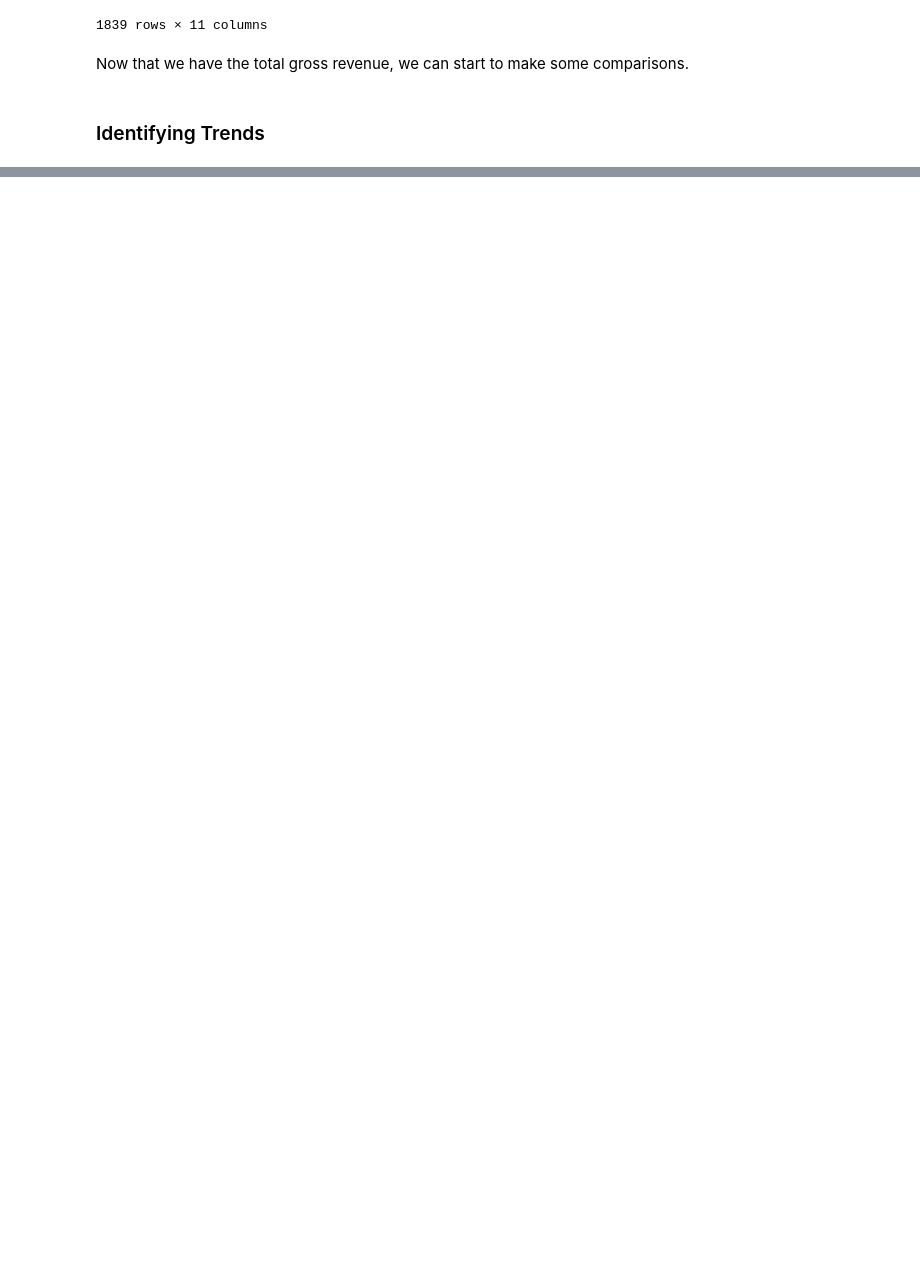
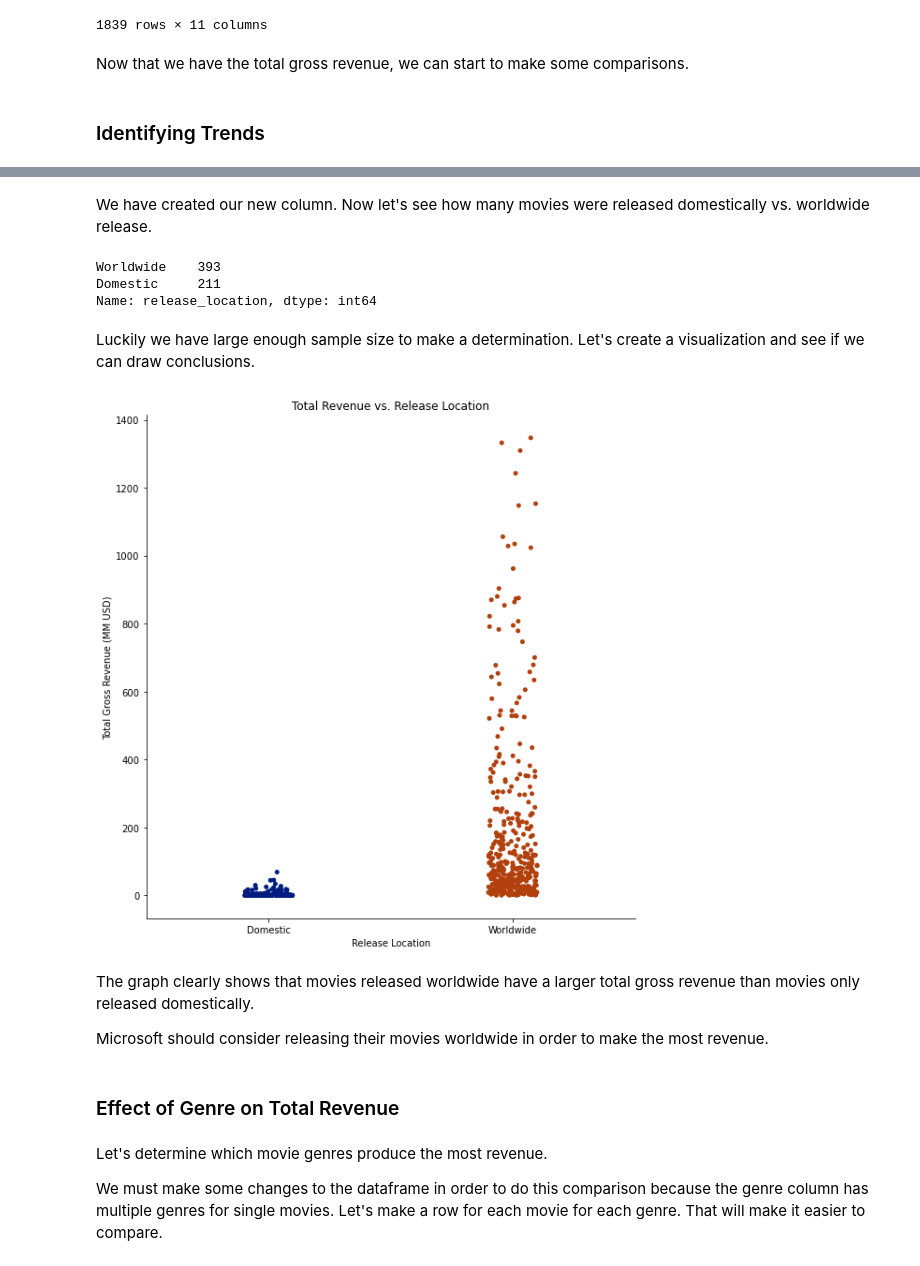
Before and after one commit to drkfitz13/dsc-phase-1-project, a Jupyter notebook: student.ipynb, the cells around one changed output, grey strips where cells are left out. Saved outputs shown, nothing was run; the diff lists cells and outputs as text; code cells hidden in the pictures; blank space fills up the shorter version.

```diff
--- a/student.ipynb
+++ b/student.ipynb
@@ -711,6 +726,2 @@ Data columns (total 11 columns):
 dtypes: float64(5), int64(2), object(4)
 memory usage: 56.6+ KB
-# %%
-# Code from James Irving, Flatiron School
-df_combined['genres'] = df_combined['genres'].map(lambda x: x.split(','))
-df_combined
@@ -735,0 +766,27 @@ See the caveats in the documentation: https://pandas.pydata.org/pandas-docs/stab
+# %% [markdown]
+We have created our new column. Now let's see how many movies were released domestically vs. worldwide release.
+# %%
+df_combined['release_location'].value_counts()
+# %% [output]
+Worldwide    393
+Domestic     211
+Name: release_location, dtype: int64
+# %% [markdown]
+Luckily we have large enough sample size to make a determination. Let's create a visualization and see if we can draw conclusions.
+# %%
+ax = sns.catplot(data=df_combined, x='release_location',y='total_gross_MM',
+                height = 8,palette='dark')
+ax.set(xlabel = 'Release Location', ylabel = 'Total Gross Revenue (MM USD)',
+      title = 'Total Revenue vs. Release Location');
+# %% [output]
+[figure, added]
+# %% [markdown]
+The graph clearly shows that movies released worldwide have a larger total gross revenue than movies only released domestically.
+
+Microsoft should consider releasing their movies worldwide in order to make the most revenue.
+# %% [markdown]
+### Effect of Genre on Total Revenue
+# %% [markdown]
+Let's determine which movie genres produce the most revenue.
+
+We must make some changes to the dataframe in order to do this comparison because the genre column has multiple genres for single movies. Let's make a row for each movie for each genre. That will make it easier to compare.
```
Also changed, not shown: parts of 69 cells of this notebook.
